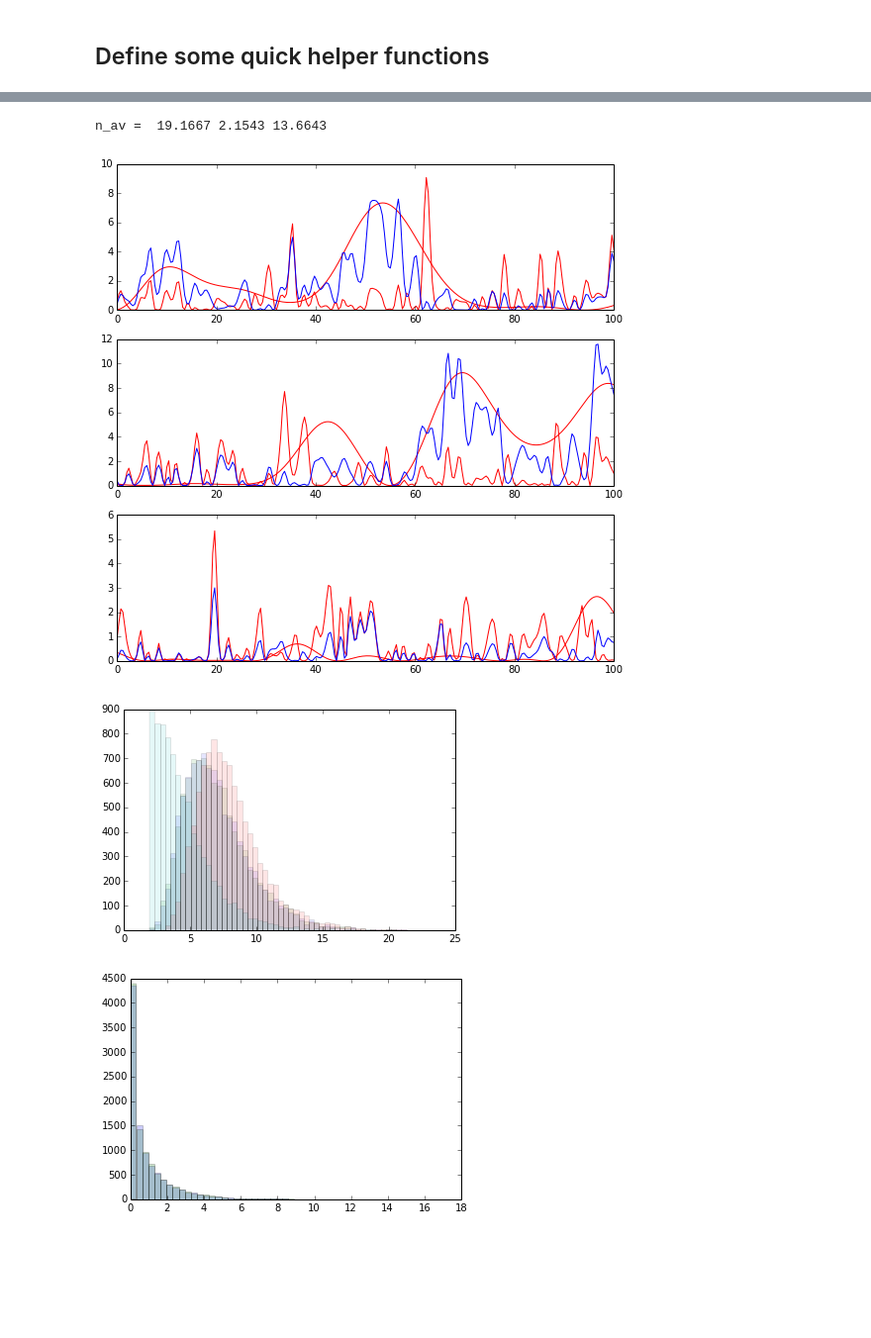
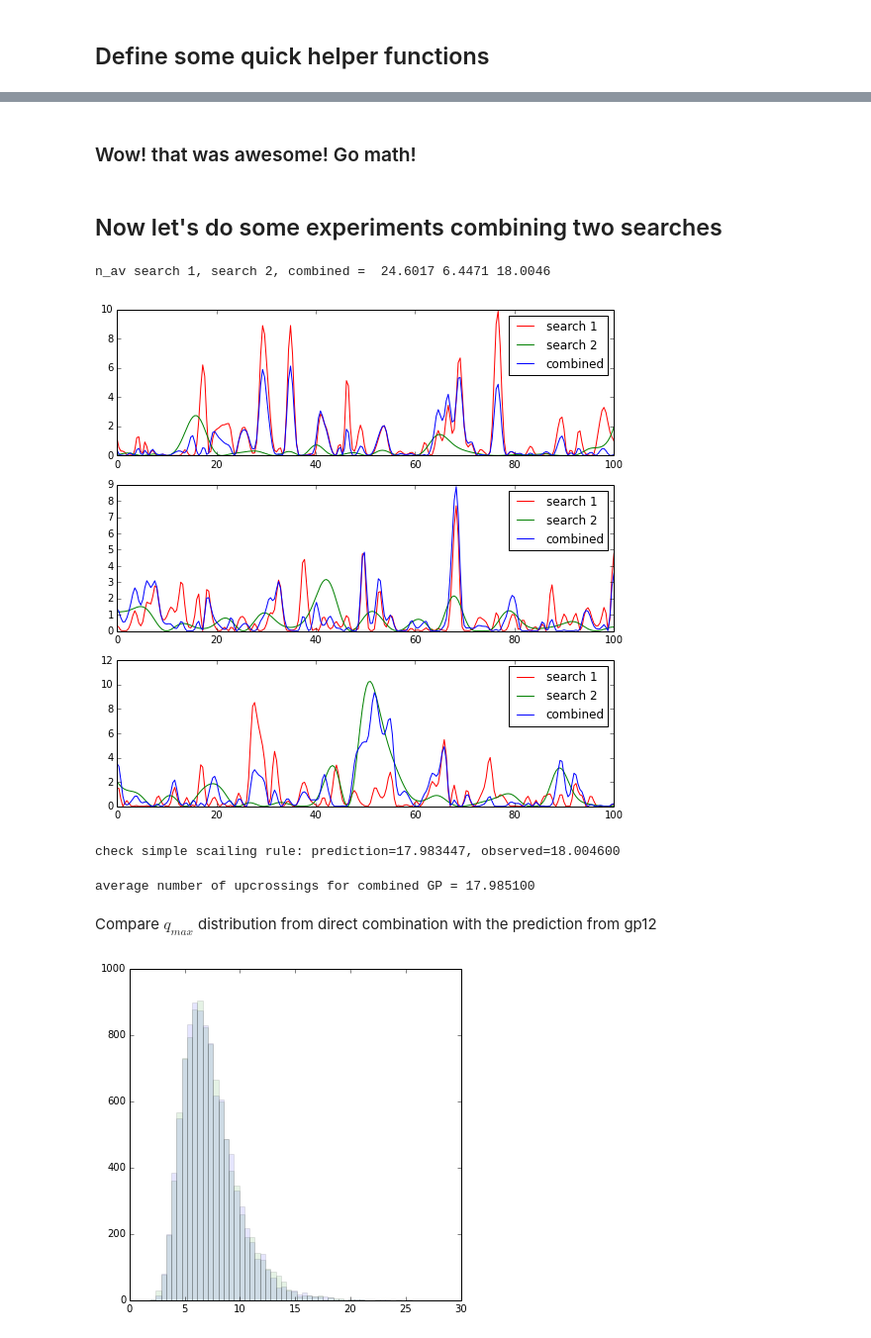
Before and after one commit to cranmer/look-elsewhere-2d, a Jupyter notebook: two-experiment-lee.ipynb, the cells around one changed output, grey strips where cells are left out. Shown: that part at 99% size. Cells and saved outputs as stored; diff of their text form; code cells hidden in the pictures; blank space fills up the shorter version.

```diff
--- a/two-experiment-lee.ipynb
+++ b/two-experiment-lee.ipynb
@@ -115,8 +104,8 @@ from george.kernels import ExpSquaredKernel
 # %%
 length_scale_of_correaltion=1.
-ratio_of_correlations=10.
+ratio_of_length_scales=4.
 kernel1 = ExpSquaredKernel(length_scale_of_correaltion, ndim=1)
-kernel2 = ExpSquaredKernel(ratio_of_correlations**2*length_scale_of_correaltion, ndim=1)
+kernel2 = ExpSquaredKernel(ratio_of_length_scales**2*length_scale_of_correaltion, ndim=1)
 kernel12 = 0.5*kernel1+0.5*kernel2
 # %%
 # Create the Gaussian process
@@ -182,0 +165,2 @@ u1 = 1.
+# %%
+u1 = 0.5
@@ -306,3 +238,7 @@ plt.semilogy()
+# %% [markdown]
+### Wow! that was awesome! Go math!
+# %% [markdown]
+## Now let's do some experiments combining two searches
 # %%
 n_samples = 10000
 z_array1 = gp1.sample(x,n_samples)
@@ -331,13 +267,14 @@ for z1, z2 in zip(z_array1,z_array2):
         aspect = 1.
         #plt.subplot(n_plots,3,3*scan_no+1)
         plt.subplot(n_plots,1,1*scan_no+1)
-        plt.plot(x,scan1, c='r')
+        plt.plot(x,scan1, c='r', label='search 1')
         #plt.subplot(n_plots,3,3*scan_no+2)
         plt.subplot(n_plots,1,1*scan_no+1)
-        plt.plot(x,scan2, c='r')
+        plt.plot(x,scan2, c='g', label='search 2')
         #plt.subplot(n_plots,3,3*scan_no+3)
         plt.subplot(n_plots,1,1*scan_no+1)
-        plt.plot(x,scan12, c='b')
+        plt.plot(x,scan12, c='b', label='combined')
+        plt.legend(('search 1', 'search 2', 'combined'))
 
     q_max[scan_no,:] = [np.max(scan1), np.max(scan2), np.max(scan12)]
     q_10[scan_no,:] = [scan1[10],scan2[10], scan12[10]]
@@ -349,36 +286,32 @@ for z1, z2 in zip(z_array1,z_array2):
     n_av12 += 1.*num_upcrossings(exc12)/n_samples
     scan_no +=1
 
-
-
-
-print "n_av = ", n_av1, n_av2, n_av12
+print "n_av search 1, search 2, combined = ", n_av1, n_av2, n_av12
 # %% [output]
-n_av =  19.1667 2.1543 13.6643
+n_av search 1, search 2, combined =  24.6017 6.4471 18.0046
-[figure, old version]
+[figure, new version]
+# %%
+#Simple scaling:
+print "check simple scailing rule: prediction=%f, observed=%f" %(np.sqrt((n_av1**2+n_av2**2)/2), n_av12)
+# %% [output]
+check simple scailing rule: prediction=17.983447, observed=18.004600
 # %%
-n_samples = 10000
 z_array12 = gp12.sample(x,n_samples)
 
 q12_max = np.zeros((n_samples))
+n_up = np.zeros(n_samples)
 
 for scan_no, z12 in enumerate(z_array12):
     scan12 = (z12)**2
     q12_max[scan_no] = np.max(scan12)
+    n_up[scan_no] = num_upcrossings((scan12 > u1)+0.)
+print("average number of upcrossings for combined GP = %f" %(np.mean(n_up)))
+# %% [output]
+average number of upcrossings for combined GP = 17.985100
-# %%
-#count, edges, patches = plt.hist(q_max[:,0], bins=50, alpha=0.1)
-#count, edges, patches = plt.hist(q_max[:,1], bins=edges, alpha=0.1)
-#count, edges, patches = plt.hist(q_max[:,2], bins=edges, alpha=0.1)
-count, edges, patches = plt.hist(q_max[:,2], bins=50, alpha=0.1)
-count, edges, patches = plt.hist(q12_max, bins=edges, alpha=0.1)
-count, edges, patches = plt.hist(q_max[:,0], bins=edges, alpha=0.1)
-count, edges, patches = plt.hist(q_max[:,1], bins=edges, alpha=0.1)
-# %% [output]
-[figure, removed]
+# %% [markdown]
+Compare $q_{max}$ distribution from direct combination with the prediction from gp12
 # %%
-count, edges, patches = plt.hist(q_10[:,0], bins=50, alpha=0.2)
-#count, edges, patches = plt.hist(q_10[:,1], bins=edges, alpha=0.1)
-#count, edges, patches = plt.hist(q_10[:,2], bins=edges, alpha=0.1)
-count, edges, patches = plt.hist(norm_array**2, bins=edges, alpha=0.2)
+bins, edges, patches = plt.hist(q_max[:,2], bins=50, alpha=0.1)
+bins, edges, patches = plt.hist(q12_max, bins=edges, alpha=0.1)
 # %% [output]
-[figure, old version]
+[figure, new version]
```
Also changed, not shown: parts of 28 cells of this notebook.
